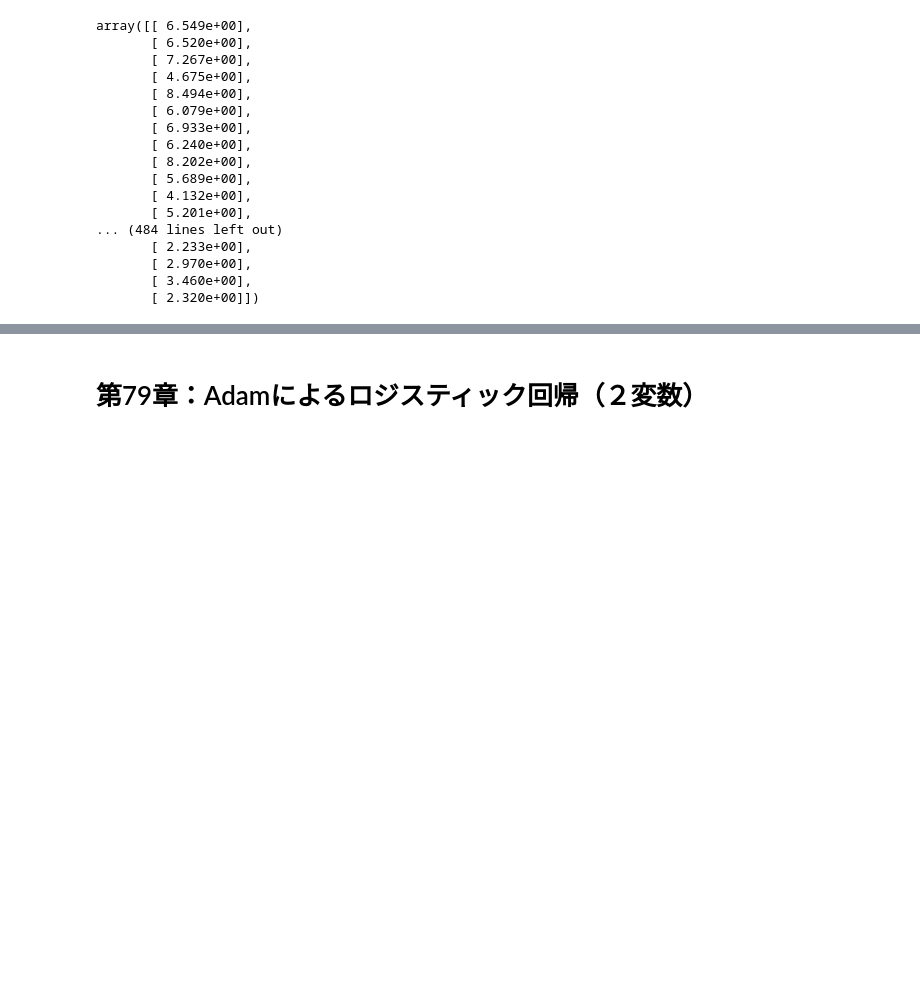
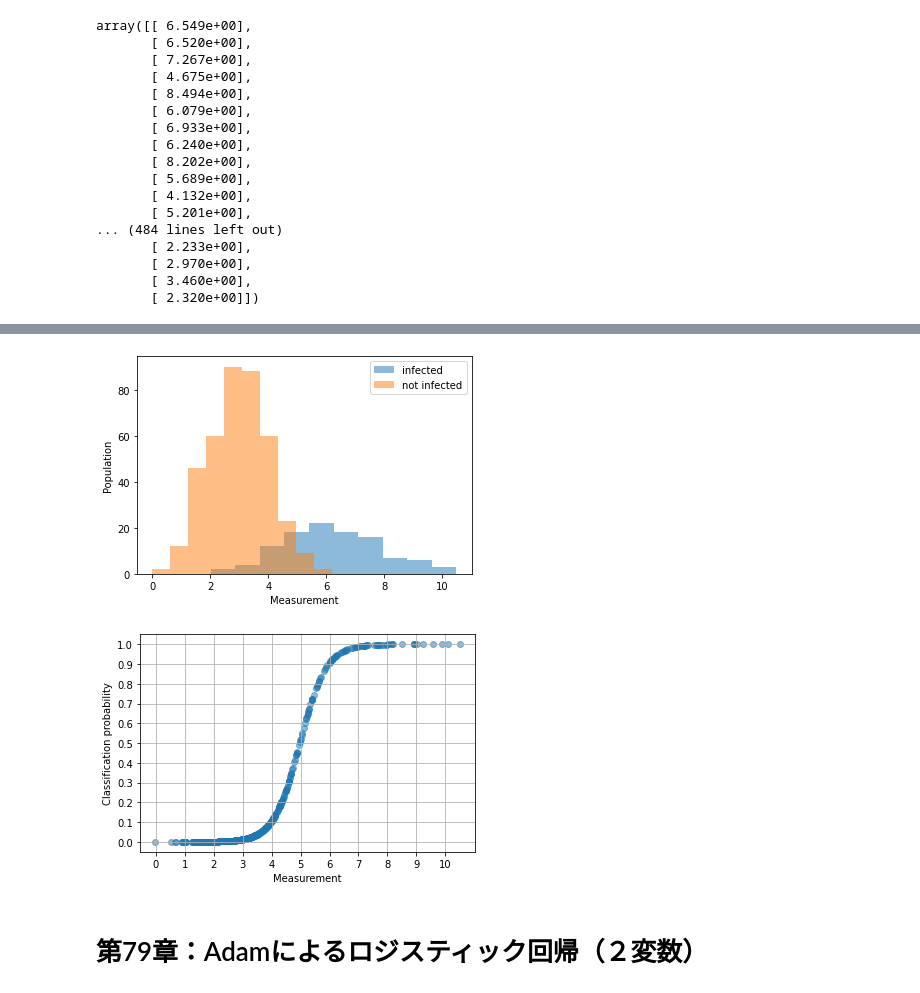
Before and after one commit to maskot1977/ComputerExercises2022, a Jupyter notebook: 12月20日講義分.ipynb, the cells around one changed output, grey strips where cells are left out. Cells and saved outputs as stored; diff of their text form; code cells hidden in the pictures; blank space fills up the shorter version.

```diff
--- a/12月20日講義分.ipynb
+++ b/12月20日講義分.ipynb
@@ -354,3 +375,24 @@ array([-10.94145124,   2.20498179])
+# %%
+import matplotlib.pyplot as plt
+
+x_latent = np.linspace(0, 11, 100)
+plt.hist(infected, alpha=0.5, label="infected")
+plt.hist(not_infected, alpha=0.5, label="not infected")
+plt.legend()
+plt.xlabel("Measurement")
+plt.ylabel("Population")
+plt.show()
+
+plt.scatter(X, objective.predict(X), alpha=0.5)
+plt.xticks(np.linspace(0, 10, 11))
+plt.yticks(np.linspace(0, 1, 11))
+plt.grid()
+plt.xlabel("Measurement")
+plt.ylabel("Classification probability")
+plt.show()
+# %% [output]
+[figure, added]
+[figure, added]
 # %% [markdown]
 # 第79章：Adamによるロジスティック回帰（２変数）
 # %%
```
Also changed, not shown: parts of 10 cells of this notebook.
